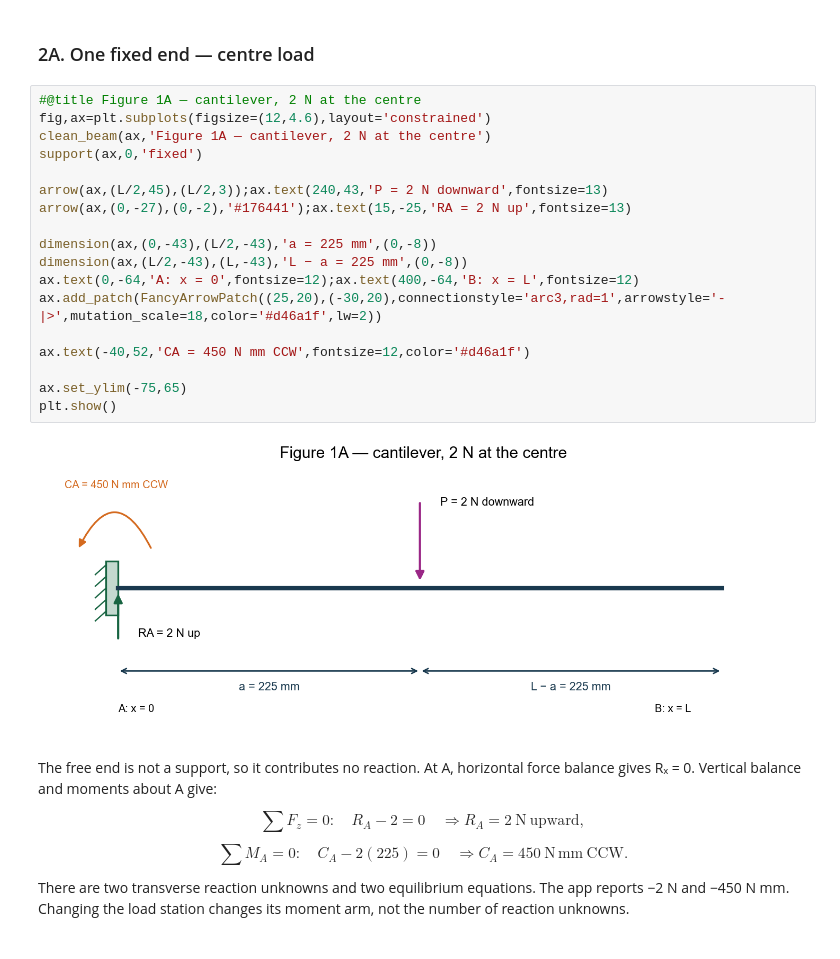
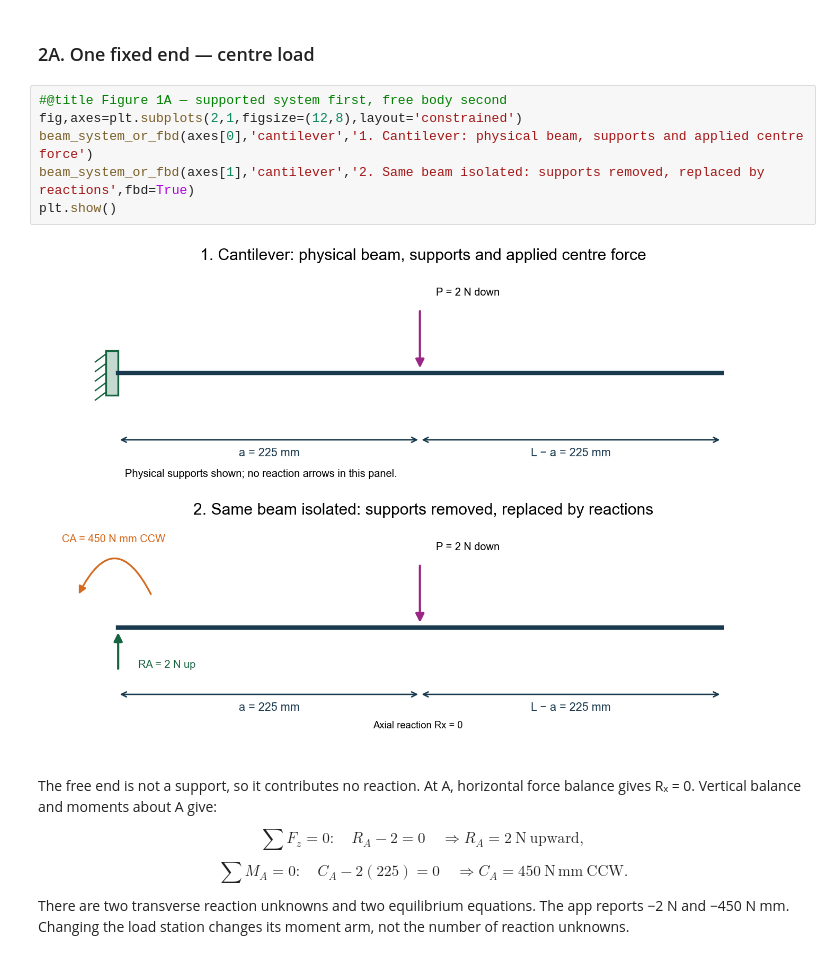
Before and after one commit to Ehsan-Roohi/Aerospace-Structures, a Jupyter notebook: notebooks/MIE446_Lecture_03_Beam_Reactions_Stress_and_Deflection.ipynb, the cells around one changed output. Saved outputs shown, nothing was run; the diff lists cells and outputs as text.

```diff
--- a/notebooks/MIE446_Lecture_03_Beam_Reactions_Stress_and_Deflection.ipynb
+++ b/notebooks/MIE446_Lecture_03_Beam_Reactions_Stress_and_Deflection.ipynb
@@ -199,25 +229,13 @@ Use L = 450 mm and P = 2 N downward at a = L/2 = 225 mm in all three comparison
 # %% [markdown]
 ### 2A. One fixed end — centre load
-# %%
-#@title Figure 1A — cantilever, 2 N at the centre
-fig,ax=plt.subplots(figsize=(12,4.6),layout='constrained')
-clean_beam(ax,'Figure 1A — cantilever, 2 N at the centre')
-support(ax,0,'fixed')
-
-arrow(ax,(L/2,45),(L/2,3));ax.text(240,43,'P = 2 N downward',fontsize=13)
-arrow(ax,(0,-27),(0,-2),'#176441');ax.text(15,-25,'RA = 2 N up',fontsize=13)
-
-dimension(ax,(0,-43),(L/2,-43),'a = 225 mm',(0,-8))
-dimension(ax,(L/2,-43),(L,-43),'L − a = 225 mm',(0,-8))
-ax.text(0,-64,'A: x = 0',fontsize=12);ax.text(400,-64,'B: x = L',fontsize=12)
-ax.add_patch(FancyArrowPatch((25,20),(-30,20),connectionstyle='arc3,rad=1',arrowstyle='-|>',mutation_scale=18,color='#d46a1f',lw=2))
-
-ax.text(-40,52,'CA = 450 N mm CCW',fontsize=12,color='#d46a1f')
-
-ax.set_ylim(-75,65)
-plt.show()
-# %% [output]
-[figure, removed]
+# %%
+#@title Figure 1A — supported system first, free body second
+fig,axes=plt.subplots(2,1,figsize=(12,8),layout='constrained')
+beam_system_or_fbd(axes[0],'cantilever','1. Cantilever: physical beam, supports and applied centre force')
+beam_system_or_fbd(axes[1],'cantilever','2. Same beam isolated: supports removed, replaced by reactions',fbd=True)
+plt.show()
+# %% [output]
+[figure, added]
 # %% [markdown]
 The free end is not a support, so it contributes no reaction. At A, horizontal force balance gives Rₓ = 0. Vertical balance and moments about A give:
 
```
Also changed, not shown: parts of 16 cells of this notebook, 3 other files.
